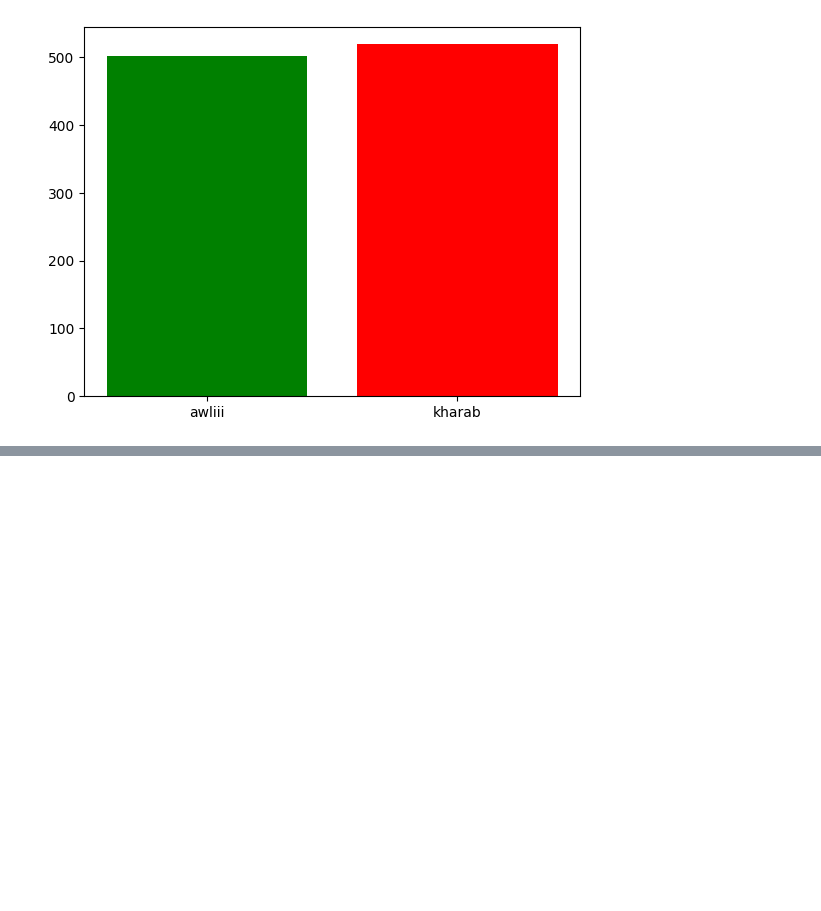
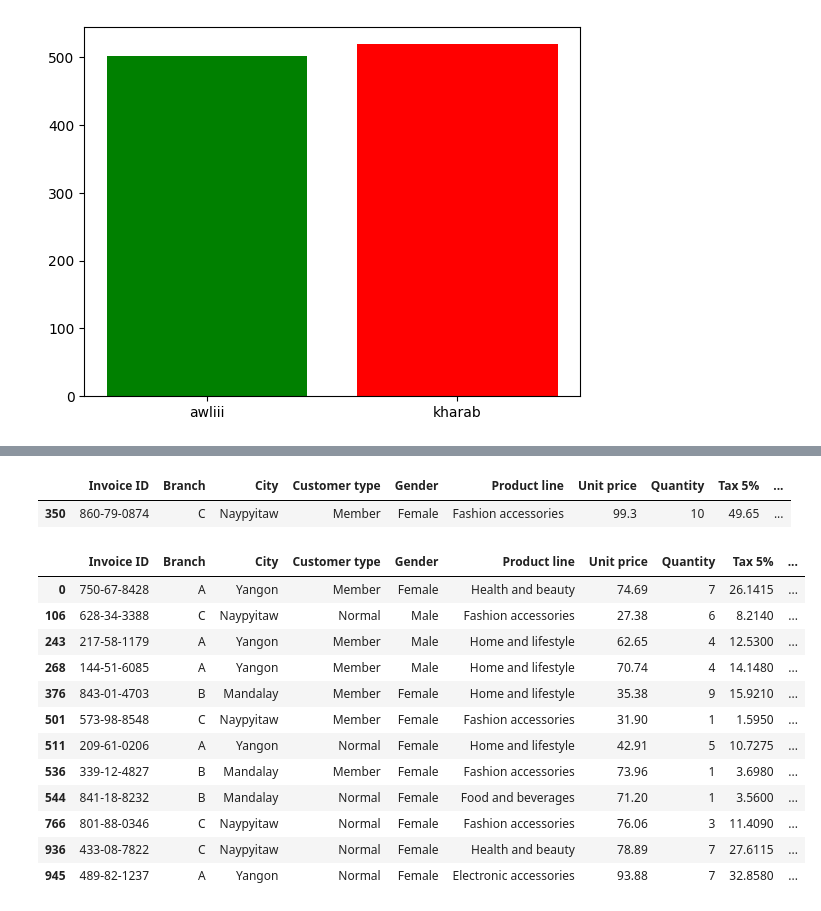
Before and after one commit to mlissabgii/1st, a Jupyter notebook: 1st.ipynb, the cells around one changed output, grey strips where cells are left out. Saved outputs shown, nothing was run; the diff lists cells and outputs as text; code cells hidden in the pictures; blank space fills up the shorter version.

```diff
--- a/1st.ipynb
+++ b/1st.ipynb
@@ -261,0 +286,21 @@ plt.show()
+# %%
+df[df["Total"]==1042.65]
+# %% [output]
+|  | Invoice ID | Branch | City | Customer type | Gender | Product line | Unit price | Quantity | Tax 5% | ... |
+| 350 | 860-79-0874 | C | Naypyitaw | Member | Female | Fashion accessories | 99.3 | 10 | 49.65 | ... |
+# %%
+df[df["Date"]=="1/5/2019"]
+# %% [output]
+|  | Invoice ID | Branch | City | Customer type | Gender | Product line | Unit price | Quantity | Tax 5% | ... |
+| 0 | 750-67-8428 | A | Yangon | Member | Female | Health and beauty | 74.69 | 7 | 26.1415 | ... |
+| 106 | 628-34-3388 | C | Naypyitaw | Normal | Male | Fashion accessories | 27.38 | 6 | 8.2140 | ... |
+| 243 | 217-58-1179 | A | Yangon | Member | Male | Home and lifestyle | 62.65 | 4 | 12.5300 | ... |
+| 268 | 144-51-6085 | A | Yangon | Member | Male | Home and lifestyle | 70.74 | 4 | 14.1480 | ... |
+| 376 | 843-01-4703 | B | Mandalay | Member | Female | Home and lifestyle | 35.38 | 9 | 15.9210 | ... |
+| 501 | 573-98-8548 | C | Naypyitaw | Member | Female | Fashion accessories | 31.90 | 1 | 1.5950 | ... |
+| 511 | 209-61-0206 | A | Yangon | Normal | Female | Home and lifestyle | 42.91 | 5 | 10.7275 | ... |
+| 536 | 339-12-4827 | B | Mandalay | Member | Female | Fashion accessories | 73.96 | 1 | 3.6980 | ... |
+| 544 | 841-18-8232 | B | Mandalay | Normal | Female | Food and beverages | 71.20 | 1 | 3.5600 | ... |
+| 766 | 801-88-0346 | C | Naypyitaw | Normal | Female | Fashion accessories | 76.06 | 3 | 11.4090 | ... |
+| 936 | 433-08-7822 | C | Naypyitaw | Normal | Female | Health and beauty | 78.89 | 7 | 27.6115 | ... |
+| 945 | 489-82-1237 | A | Yangon | Normal | Female | Electronic accessories | 93.88 | 7 | 32.8580 | ... |
```
Also changed, not shown: parts of 13 cells of this notebook.
